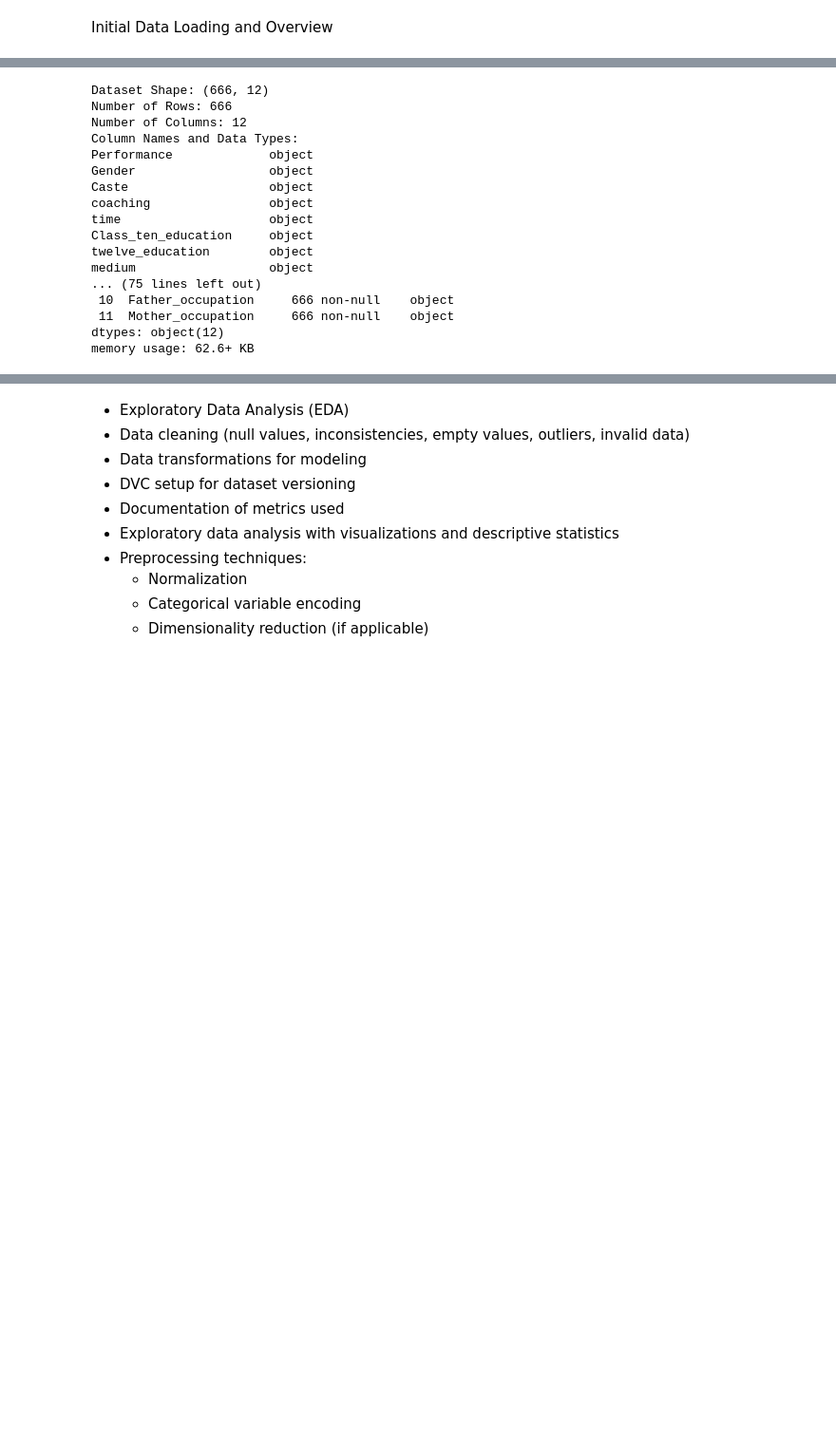
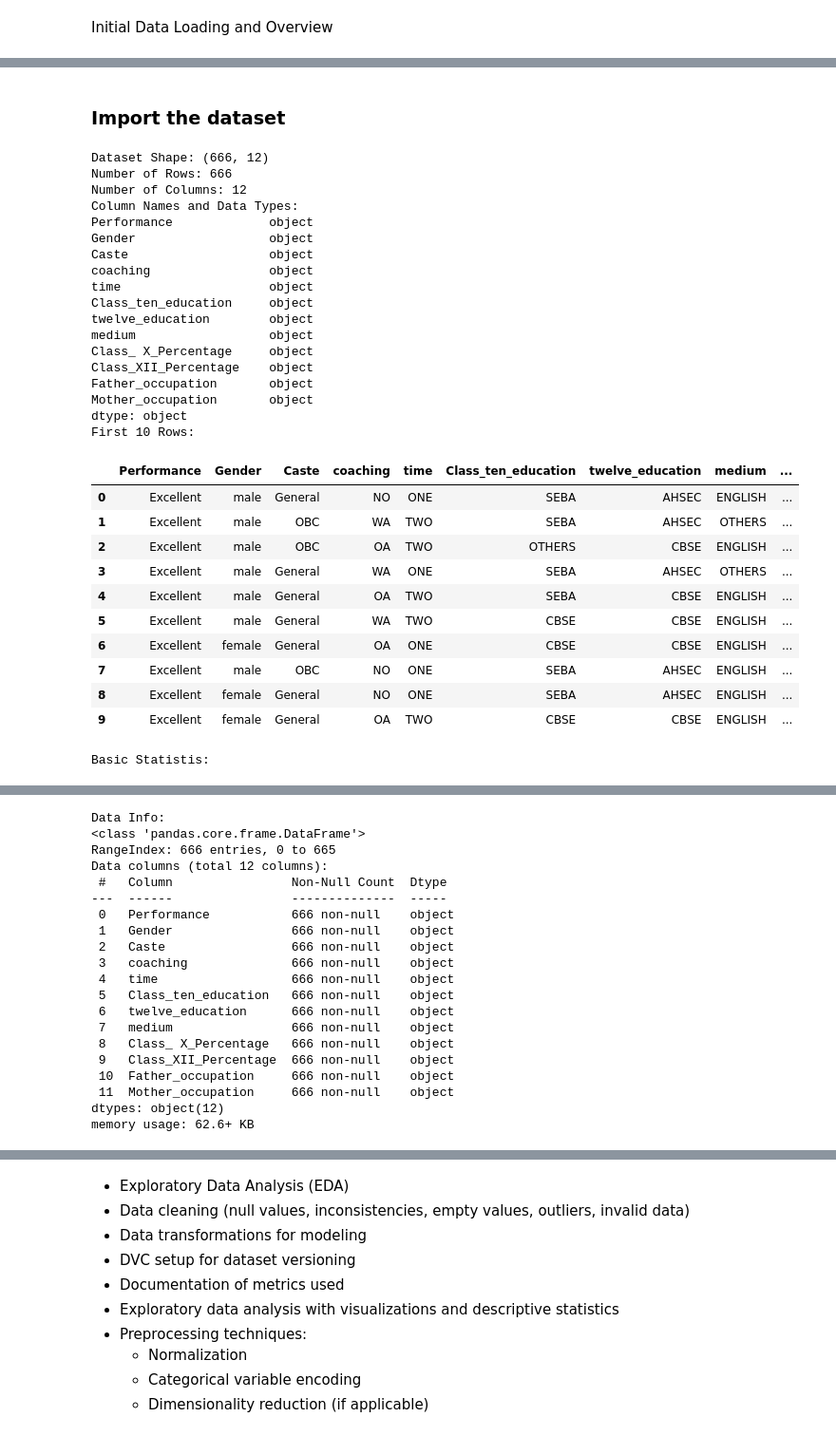
Before and after one commit to Lia1566/mlops-eq16, a Jupyter notebook: notebooks/mlops-eq16_notebooks_phase1_team16.ipynb, the cells around one changed output, grey strips where cells are left out. Shown: that part at 95% size. Saved outputs shown, nothing was run; the diff lists cells and outputs as text; code cells hidden in the pictures; blank space fills up the shorter version.

```diff
--- a/notebooks/mlops-eq16_notebooks_phase1_team16.ipynb
+++ b/notebooks/mlops-eq16_notebooks_phase1_team16.ipynb
@@ -4,17 +8,20 @@
 Initial Data Loading and Overview
 # %%
 # Importing libraries
-
+from IPython.display import HTML, Image
 import pandas as pd
 import numpy as np
 import matplotlib.pyplot as plt
 import seaborn as sns
 import warnings
+import os
+import sys
 warnings.filterwarnings('ignore')
 
 # Set display options
 pd.set_option('display.max_columns', None)
 pd.set_option('display.max_rows', 100)
+pd.set_option('display.max_colwidth', None)
 
 # Set style for visualizations
 sns.set_style("whitegrid")
@@ -22,38 +35,53 @@ plt.rcParams['figure.figsize'] = (12, 6)
+# %% [markdown]
+### Import the dataset
 # %%
 # Load the dataset
-df = pd.read_csv('/Users/lia/Desktop/School/Code/MLOps/Proyecto/Fase1/data/raw/student_entry_performance_original.csv')
+df = pd.read_csv('./data/raw/student_entry_performance_original.csv')
 
 # Basic information
 print(f"\nDataset Shape: {df.shape}")
 print(f"Number of Rows: {df.shape[0]}")
 print(f"Number of Columns: {df.shape[1]}")
 # Column names and types
 print('Column Names and Data Types:')
 print(df.dtypes)
 print('First 10 Rows:')
 # First 10 rows
-print(df.head(10))
+display(df.head(10))
 
 print('Basic Statistis:')
-print(df.describe(include='all'))
+display(df.describe(include='all'))
 
 print('Data Info:')
 df.info()
 # %% [output]
 Dataset Shape: (666, 12)
 Number of Rows: 666
 Number of Columns: 12
 Column Names and Data Types:
 Performance             object
 Gender                  object
 Caste                   object
 coaching                object
 time                    object
 Class_ten_education     object
 twelve_education        object
 medium                  object
-... (75 lines left out)
- 10  Father_occupation     666 non-null    object
- 11  Mother_occupation     666 non-null    object
-dtypes: object(12)
-memory usage: 62.6+ KB
+Class_ X_Percentage     object
+Class_XII_Percentage    object
+Father_occupation       object
+Mother_occupation       object
+dtype: object
+First 10 Rows:
+|  | Performance | Gender | Caste | coaching | time | Class_ten_education | twelve_education | medium | ... |
+| 0 | Excellent | male | General | NO | ONE | SEBA | AHSEC | ENGLISH | ... |
+| 1 | Excellent | male | OBC | WA | TWO | SEBA | AHSEC | OTHERS | ... |
+| 2 | Excellent | male | OBC | OA | TWO | OTHERS | CBSE | ENGLISH | ... |
+| 3 | Excellent | male | General | WA | ONE | SEBA | AHSEC | OTHERS | ... |
+| 4 | Excellent | male | General | OA | TWO | SEBA | CBSE | ENGLISH | ... |
+| 5 | Excellent | male | General | WA | TWO | CBSE | CBSE | ENGLISH | ... |
+| 6 | Excellent | female | General | OA | ONE | CBSE | CBSE | ENGLISH | ... |
+| 7 | Excellent | male | OBC | NO | ONE | SEBA | AHSEC | ENGLISH | ... |
+| 8 | Excellent | female | General | NO | ONE | SEBA | AHSEC | ENGLISH | ... |
+| 9 | Excellent | female | General | OA | TWO | CBSE | CBSE | ENGLISH | ... |
+Basic Statistis:
@@ -60 +93,21 @@ memory usage: 62.6+ KB
+Data Info:
+<class 'pandas.core.frame.DataFrame'>
+RangeIndex: 666 entries, 0 to 665
+Data columns (total 12 columns):
+ #   Column                Non-Null Count  Dtype
+---  ------                --------------  -----
+ 0   Performance           666 non-null    object
+ 1   Gender                666 non-null    object
+ 2   Caste                 666 non-null    object
+ 3   coaching              666 non-null    object
+ 4   time                  666 non-null    object
+ 5   Class_ten_education   666 non-null    object
+ 6   twelve_education      666 non-null    object
+ 7   medium                666 non-null    object
+ 8   Class_ X_Percentage   666 non-null    object
+ 9   Class_XII_Percentage  666 non-null    object
+ 10  Father_occupation     666 non-null    object
+ 11  Mother_occupation     666 non-null    object
+dtypes: object(12)
+memory usage: 62.6+ KB
 # %% [markdown]
```
Also changed, not shown: parts of 45 cells of this notebook.
